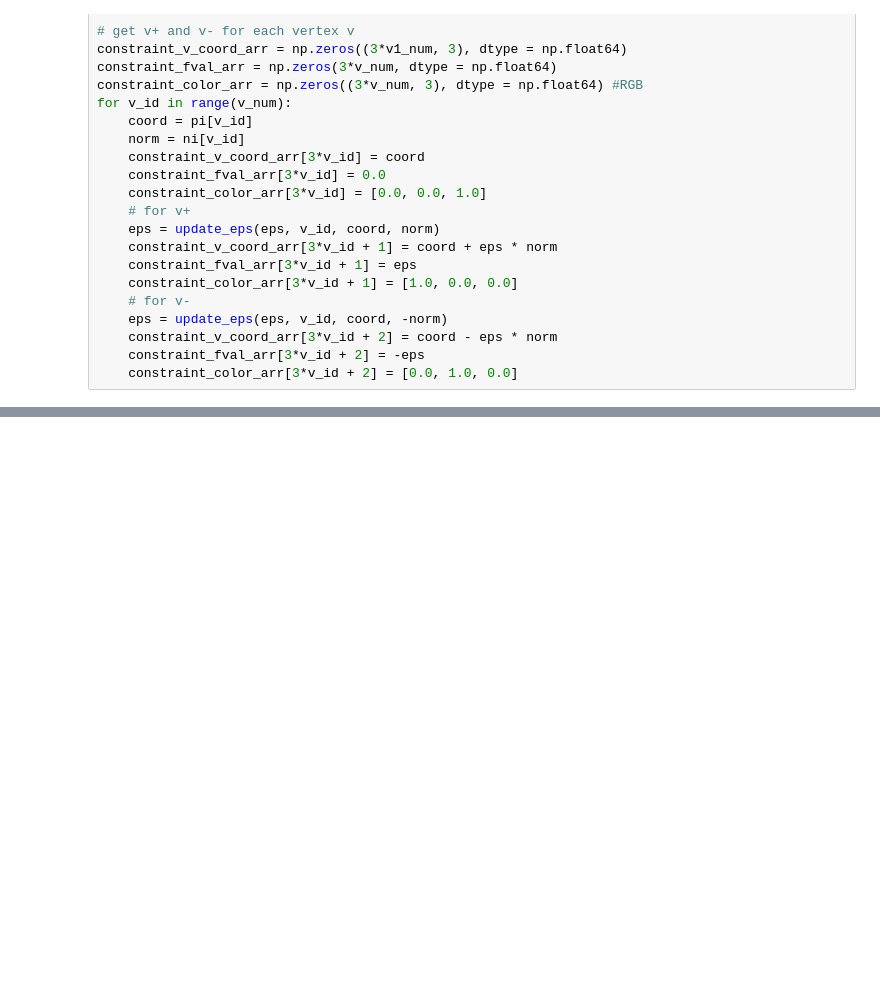
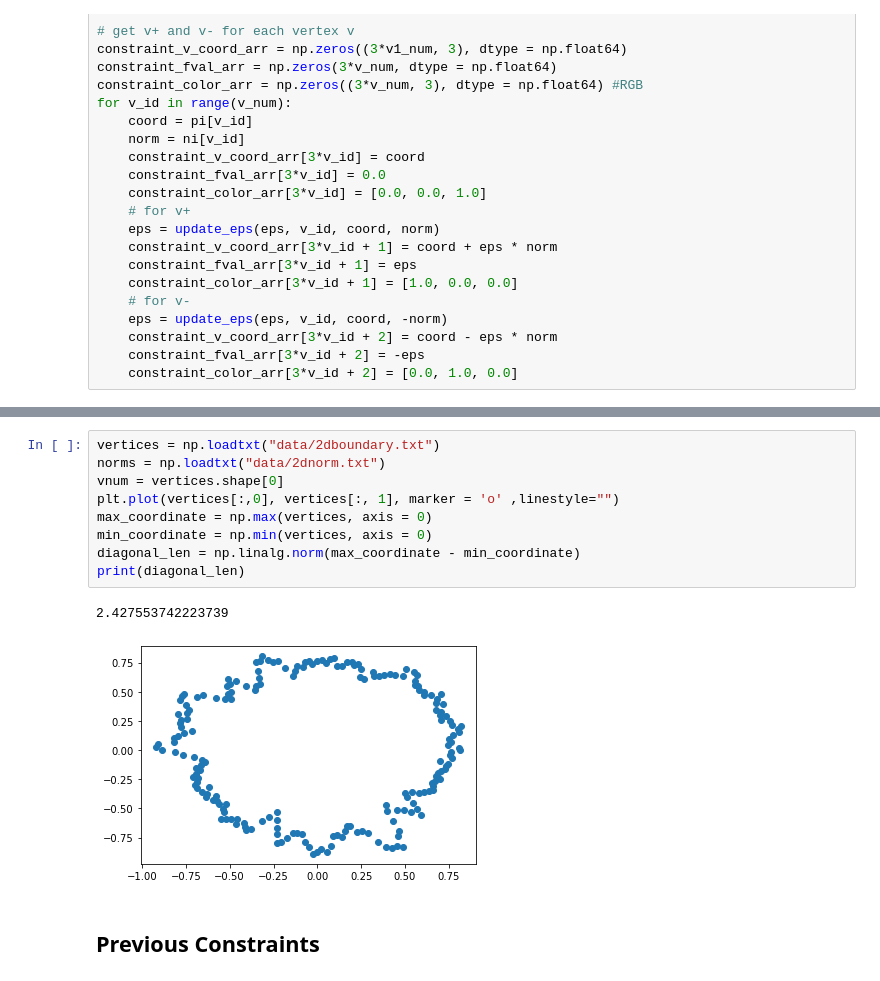
Before and after one commit to weixinl/GeometricModeling, a Jupyter notebook: assign2/assign2.ipynb, the cells around one changed output, grey strips where cells are left out. Cells and saved outputs as stored; diff of their text form; blank space fills up the shorter version.

```diff
--- a/assign2/assign2.ipynb
+++ b/assign2/assign2.ipynb
@@ -411,0 +488,14 @@ for v_id in range(v_num):
+# %%
+vertices = np.loadtxt("data/2dboundary.txt")
+norms = np.loadtxt("data/2dnorm.txt")
+vnum = vertices.shape[0]
+plt.plot(vertices[:,0], vertices[:, 1], marker = 'o' ,linestyle="")
+max_coordinate = np.max(vertices, axis = 0)
+min_coordinate = np.min(vertices, axis = 0)
+diagonal_len = np.linalg.norm(max_coordinate - min_coordinate)
+print(diagonal_len)
+# %% [output]
+2.427553742223739
+[figure, added]
+# %% [markdown]
+## Previous Constraints
```
Also changed, not shown: parts of 13 cells of this notebook, 1 other file.
